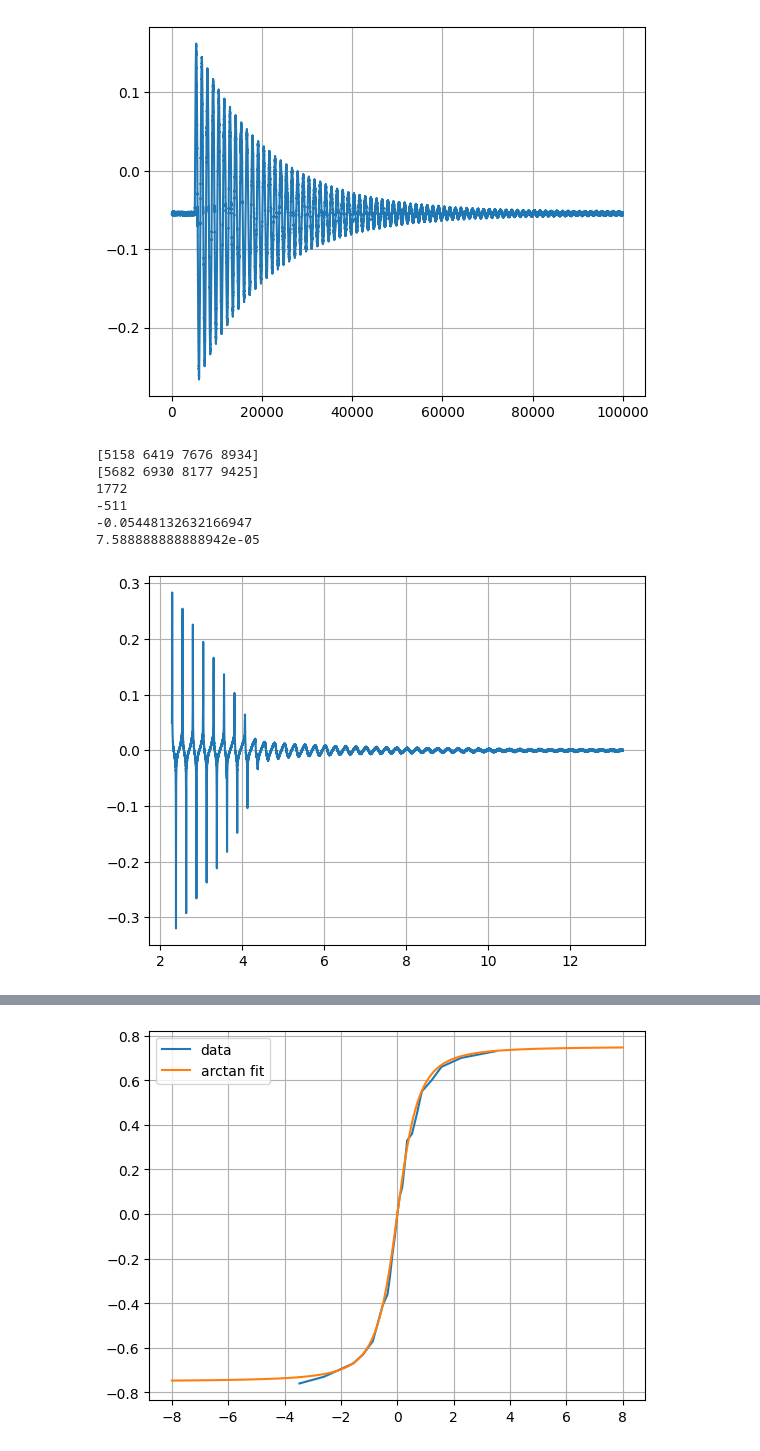
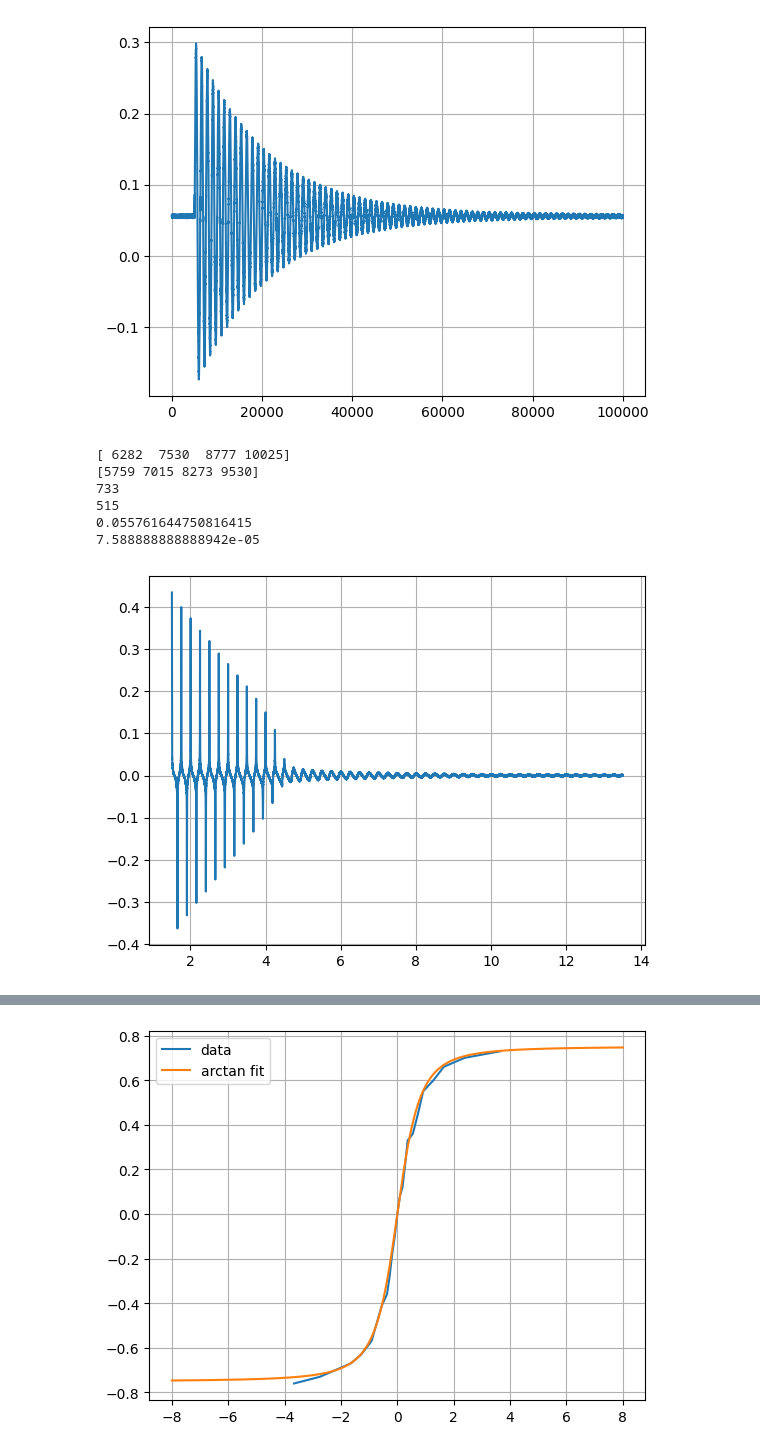
Before and after one commit to yyhshdu1/new_cavity, a Jupyter notebook: windfreak/SG_degauss.ipynb, the cells around one changed output, grey strips where cells are left out. Cells and saved outputs as stored; diff of their text form; code cells hidden in the pictures.

```diff
--- a/windfreak/SG_degauss.ipynb
+++ b/windfreak/SG_degauss.ipynb
@@ -95,10 +95,10 @@ def off_subtract(Vin,Vpick,off_set,fitfun):
     Vpick_sub = Vpick - pick_off_mea
     return Vin_sub, Vpick_sub
 # %%
-file_name = "C:\\Users\\yuanhang.yang\\Documents\\GitHub\\new_cavity\\degauss_4_2_2024.hdf"
+file_name = "C:\\Users\\CeNTREX\\Documents\\GitHub\\new_cavity\\degauss_4_10_2024.hdf"
 off_file_name = "off_set.hdf"
 off = [0]
-V_off = -2000
+V_off = 1950
 run_name = "noamp8Vpp4Hz" + str(V_off) + "off1kHz"
 #Vpick, Vin = get_data(file_name,off)   # get both input voltage and pickup voltage
 Vin, Vpick = get_general_data(file_name,run_name,off)
@@ -109,7 +109,7 @@ off_fit_fun = off_fit(off_set, off_get)
 plt.plot(Vin)
 plt.grid(True)
 # %% [output]
-[figure, old version]
+[figure, new version]
 # %%
 pos_peaks,_ = find_peaks(Vpick,distance=1000, height = max(Vpick)-0.2)
 neg_peaks,_ = find_peaks(-Vpick,distance=1000, height = max(Vpick)-0.2)
@@ -126,20 +126,20 @@ Vin_mea, Vpick_mea = off_subtract(Vin_used,Vpick_used,off[0],off_fit_fun)
 I = Vin_mea /R
 H = np.array(I) * N / lc
 # %% [output]
-[5158 6419 7676 8934]
-[5682 6930 8177 9425]
-1772
--511
--0.05448132632166947
+[ 6282  7530  8777 10025]
+[5759 7015 8273 9530]
+733
+515
+0.055761644750816415
 7.588888888888942e-05
 # %%
-start = 5000
+start = 0
 stop = 60000
 m = np.s_[start:stop]
 plt.plot(time_used[m],Vpick_mea[m])
 plt.grid(True)
 # %% [output]
-[figure, old version]
+[figure, new version]
 # %%
 amp_fit = []
 derate_fit = []
```
Also changed, not shown: parts of 9 cells of this notebook, 1 other file.
